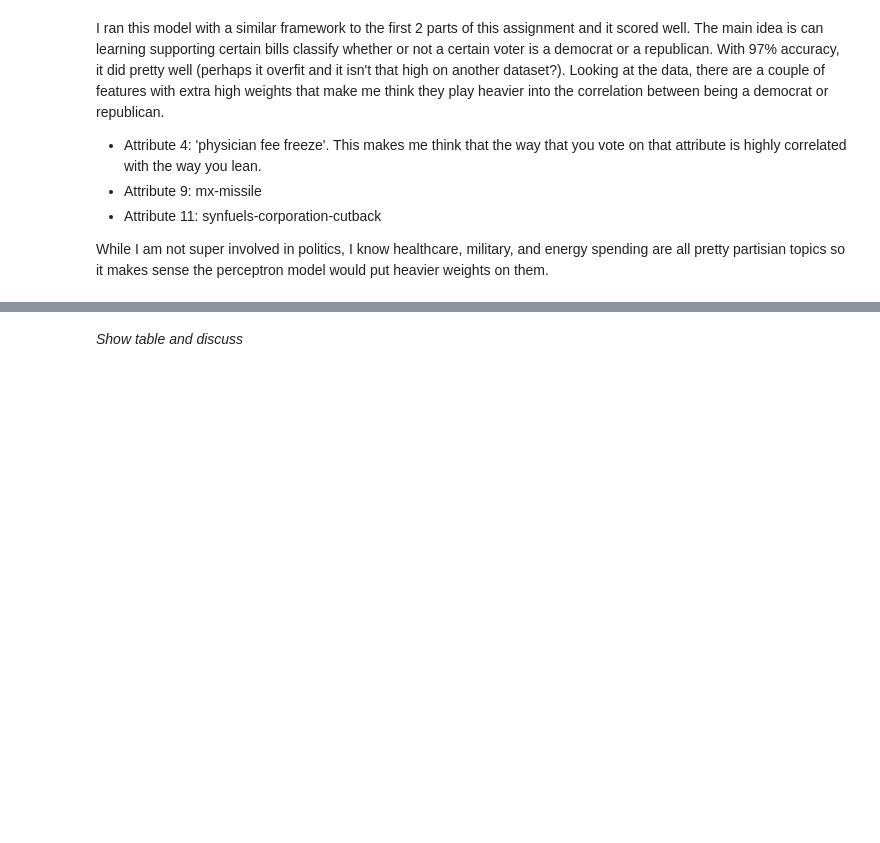
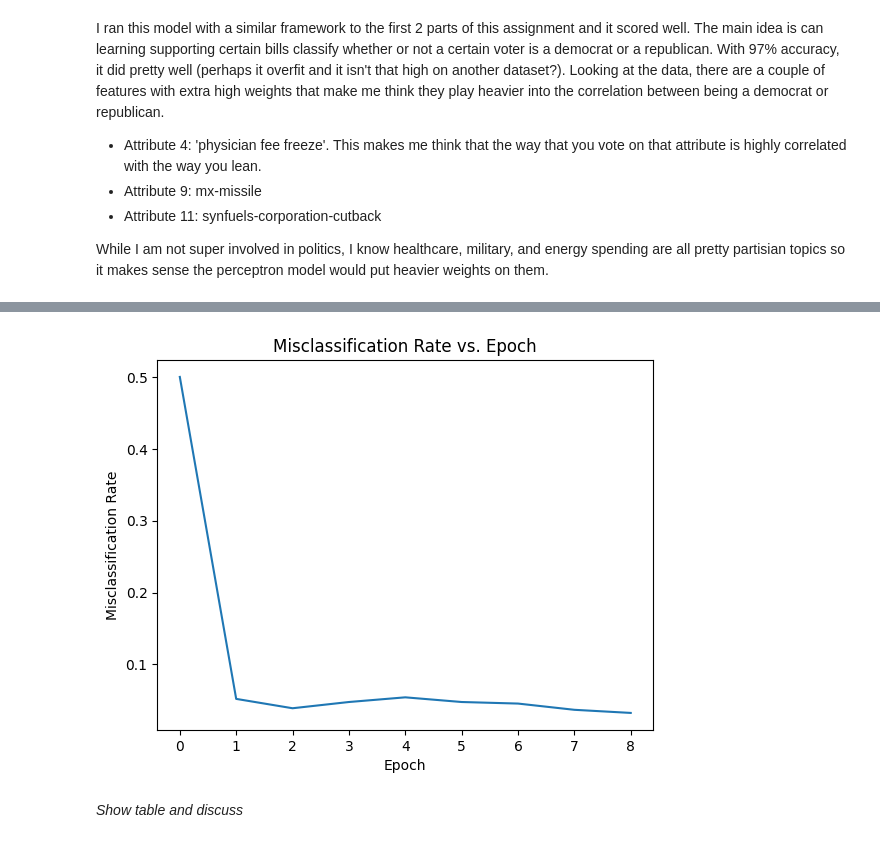
Before and after one commit to mheilner/CS270, a Jupyter notebook: PerceptronLab/Perceptron Lab.ipynb, the cells around one changed output, grey strips where cells are left out. Drawn from its saved outputs; the diff is of its cells as text; code cells hidden in the pictures; blank space fills up the shorter version.

Commit message:
finshed perceptron implementation

```diff
--- a/PerceptronLab/Perceptron Lab.ipynb
+++ b/PerceptronLab/Perceptron Lab.ipynb
@@ -451,10 +444,3 @@ Learn with the perceptron once on the full voting data set and graph the misclas
 - Below is a rough example of what this type of graph might look like (though this graph is for avg rate across multiple trials)
 
 ![Average Misclassification Rate](https://raw.githubusercontent.com/rmorain/CS472-1/master/images/perceptron/avg_misclassification_rate_vs_epochs.png)
-# %%
-#Based on the above output, it took 8 epochs until it converged.
-n_iter = 8
-for i in range(n_iter):
-    print('Epoch: ', i)
-    df_perceptron(votedf, max_iter=1, eta0=.5, shuffle=False, verbose=0, warm_start=True, random_state=1)
-    print('\n')
@@ -478,0 +447,18 @@ Accuracy:  0.9479392624728851
+# %%
+#Based on the above output, it took 8 epochs until it converged.
+n_iter = 8
+misclassified = [.5]
+# votedf, max_iter=1, eta0=.5, shuffle=False, verbose=0, warm_start=True, random_state=1
+clf = Perceptron(max_iter=1, eta0=1, shuffle=False, verbose=True, warm_start=True) #warm_start=True
+Data_Set_np = votedf.to_numpy()
+Data_Set_np = Data_Set_np.astype(float)
+X = Data_Set_np[:, :-1]
+y = Data_Set_np[:, -1]
+for i in range(n_iter):
+    print('Epoch: ', i+1)
+    clf.fit(X, y)
+    print('Final Weights: ', clf.coef_)
+    print('Bias Weights: ', clf.intercept_)
+    print('Accuracy: ', clf.score(X, y))
+    print()
+    misclassified.append(1-clf.score(X, y))
@@ -479,18 +483,21 @@ Accuracy:  0.9479392624728851
 # %%
 # Learn once on the full voting data set, while gathering info after every epoch
 # Then Graph it here.  Here is some sample graph code, but you can do it your own way, including using a bar graph, etc.
 
 def plot_misclassification(misclassification_rate):
     """
         Plots the misclassification rate
     Args:
         misclassification_rate (array-like): A 1D array or list of missclassifcation rate at every epoch
     """
     plt.plot(np.arange(len(misclassification_rate)), misclassification_rate)
     plt.title("Misclassification Rate vs. Epoch")
     plt.xlabel("Epoch")
     plt.ylabel("Misclassification Rate")
     plt.show()
+plot_misclassification(misclassified)
+# %% [output]
+[figure, added]
 # %% [markdown]
 *Show table and discuss*
 # %% [markdown]
```
Also changed, not shown: parts of 13 cells of this notebook.
